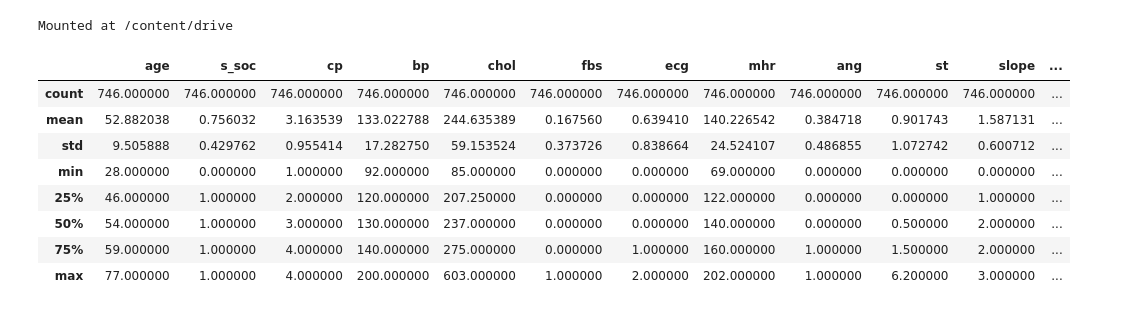
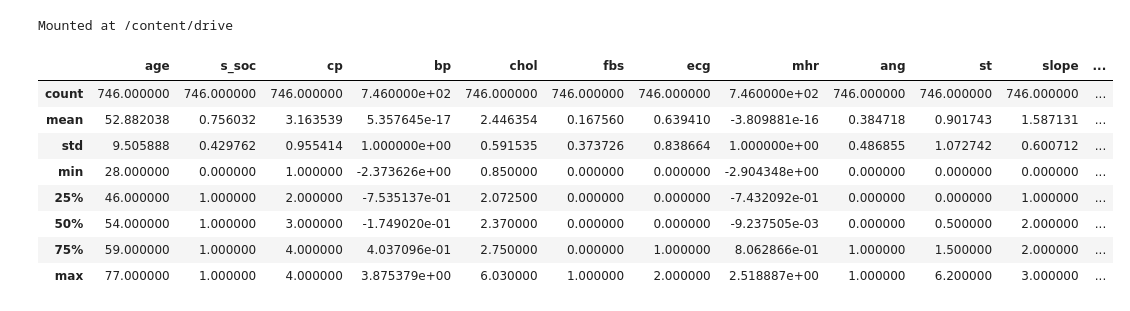
Before and after one commit to LuSyo/Health-ML-Bias-Experiments, a Jupyter notebook: notebooks/02_CAD_counterfactual_fairness.ipynb, the cells around one changed output. Saved outputs shown, nothing was run; the diff lists cells and outputs as text; code cells hidden in the pictures.

```diff
--- a/notebooks/02_CAD_counterfactual_fairness.ipynb
+++ b/notebooks/02_CAD_counterfactual_fairness.ipynb
@@ -119,29 +119,37 @@ import pymc as pm
 # %%
 heart_disease = pd.read_csv(f'{PROJECT_ROOT}data/heart_disease_cleveland_hungary.csv')
 
 # Remove duplicates and null values, as per Straw et al.
 
 rows_to_drop  = (heart_disease['cholesterol'] == 0) | (heart_disease['resting bp s'] == 0) | (heart_disease.duplicated(keep='first'))
 heart_disease.drop(heart_disease[rows_to_drop].index, inplace=True)
 
 
 
 heart_disease['s_bio'] = heart_disease['sex']
 heart_disease.rename(columns={'sex':'s_soc', 'chest pain type':'cp', 'resting bp s':'bp', 'cholesterol':'chol',
                               'fasting blood sugar':'fbs', 'resting ecg':'ecg', 'max heart rate':'mhr', 'exercise angina':'ang',
                               'oldpeak':'st', 'ST slope':'slope', 'target':'cvd'}, inplace=True)
 
 # Clip negative values of st (oldpeak)
 heart_disease['st'] = heart_disease['st'].clip(lower=0)
 
+# Z-score for bp and mhr
+cont_variables = ['bp', 'mhr']
+for var in cont_variables:
+  heart_disease[var] = (heart_disease[var] - heart_disease[var].mean()) / heart_disease[var].std()
+
+# Scaling for chol
+heart_disease['chol'] = heart_disease['chol']/100
+
 heart_disease.describe()
 # %% [output]
 |  | age | s_soc | cp | bp | chol | fbs | ecg | mhr | ang | st | slope | ... |
-| count | 746.000000 | 746.000000 | 746.000000 | 746.000000 | 746.000000 | 746.000000 | 746.000000 | 746.000000 | 746.000000 | 746.000000 | 746.000000 | ... |
-| mean | 52.882038 | 0.756032 | 3.163539 | 133.022788 | 244.635389 | 0.167560 | 0.639410 | 140.226542 | 0.384718 | 0.901743 | 1.587131 | ... |
-| std | 9.505888 | 0.429762 | 0.955414 | 17.282750 | 59.153524 | 0.373726 | 0.838664 | 24.524107 | 0.486855 | 1.072742 | 0.600712 | ... |
-| min | 28.000000 | 0.000000 | 1.000000 | 92.000000 | 85.000000 | 0.000000 | 0.000000 | 69.000000 | 0.000000 | 0.000000 | 0.000000 | ... |
-| 25% | 46.000000 | 1.000000 | 2.000000 | 120.000000 | 207.250000 | 0.000000 | 0.000000 | 122.000000 | 0.000000 | 0.000000 | 1.000000 | ... |
-| 50% | 54.000000 | 1.000000 | 3.000000 | 130.000000 | 237.000000 | 0.000000 | 0.000000 | 140.000000 | 0.000000 | 0.500000 | 2.000000 | ... |
-| 75% | 59.000000 | 1.000000 | 4.000000 | 140.000000 | 275.000000 | 0.000000 | 1.000000 | 160.000000 | 1.000000 | 1.500000 | 2.000000 | ... |
-| max | 77.000000 | 1.000000 | 4.000000 | 200.000000 | 603.000000 | 1.000000 | 2.000000 | 202.000000 | 1.000000 | 6.200000 | 3.000000 | ... |
+| count | 746.000000 | 746.000000 | 746.000000 | 7.460000e+02 | 746.000000 | 746.000000 | 746.000000 | 7.460000e+02 | 746.000000 | 746.000000 | 746.000000 | ... |
+| mean | 52.882038 | 0.756032 | 3.163539 | 5.357645e-17 | 2.446354 | 0.167560 | 0.639410 | -3.809881e-16 | 0.384718 | 0.901743 | 1.587131 | ... |
+| std | 9.505888 | 0.429762 | 0.955414 | 1.000000e+00 | 0.591535 | 0.373726 | 0.838664 | 1.000000e+00 | 0.486855 | 1.072742 | 0.600712 | ... |
+| min | 28.000000 | 0.000000 | 1.000000 | -2.373626e+00 | 0.850000 | 0.000000 | 0.000000 | -2.904348e+00 | 0.000000 | 0.000000 | 0.000000 | ... |
+| 25% | 46.000000 | 1.000000 | 2.000000 | -7.535137e-01 | 2.072500 | 0.000000 | 0.000000 | -7.432092e-01 | 0.000000 | 0.000000 | 1.000000 | ... |
+| 50% | 54.000000 | 1.000000 | 3.000000 | -1.749020e-01 | 2.370000 | 0.000000 | 0.000000 | -9.237505e-03 | 0.000000 | 0.500000 | 2.000000 | ... |
+| 75% | 59.000000 | 1.000000 | 4.000000 | 4.037096e-01 | 2.750000 | 0.000000 | 1.000000 | 8.062866e-01 | 1.000000 | 1.500000 | 2.000000 | ... |
+| max | 77.000000 | 1.000000 | 4.000000 | 3.875379e+00 | 6.030000 | 1.000000 | 2.000000 | 2.518887e+00 | 1.000000 | 6.200000 | 3.000000 | ... |
```
Also changed, not shown: parts of 3 cells of this notebook.
